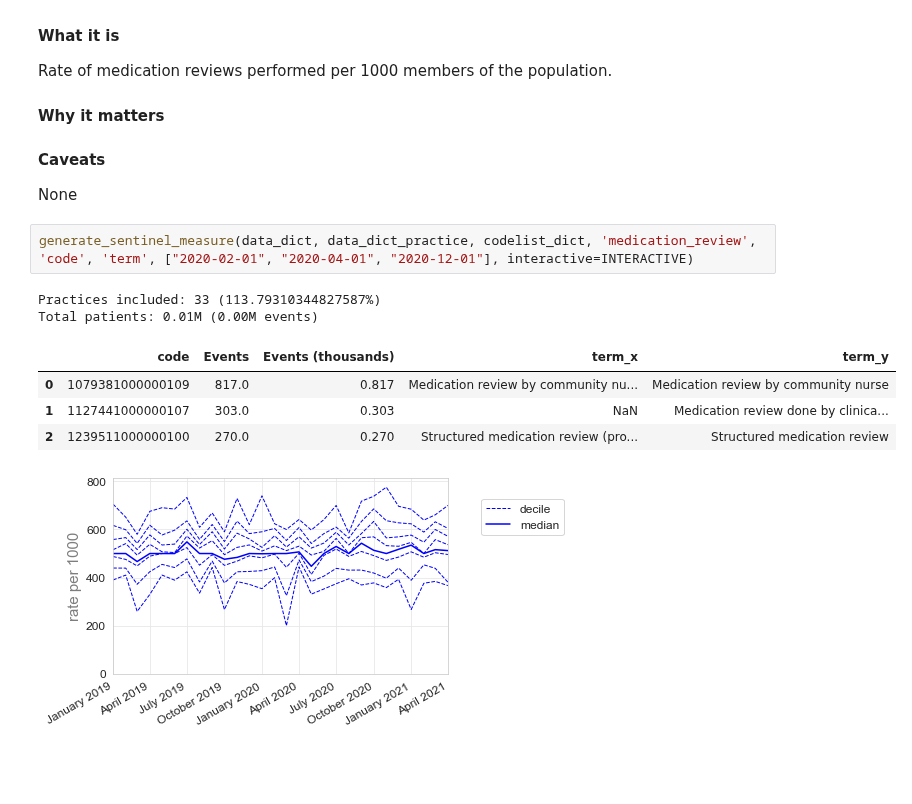
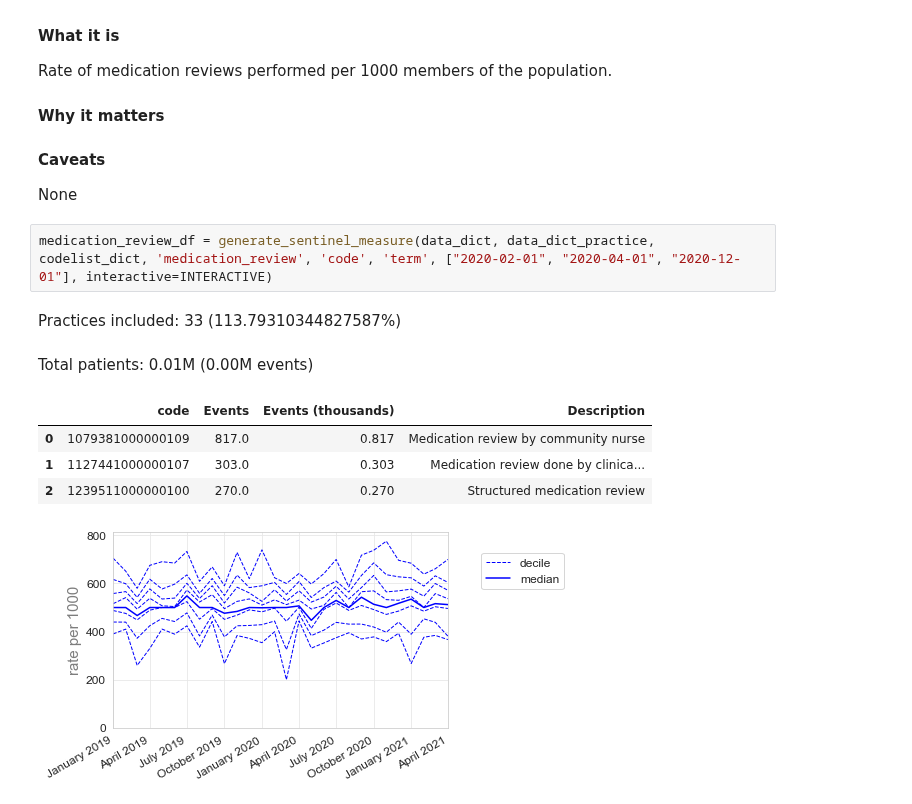
Before and after one commit to opensafely/SRO-Measures, a Jupyter notebook: notebooks/sentinel_measures.ipynb, the cells around one changed output. Drawn from its saved outputs; the diff is of its cells as text; blank space fills up the shorter version.

```diff
--- a/notebooks/sentinel_measures.ipynb
+++ b/notebooks/sentinel_measures.ipynb
@@ -322,12 +402,12 @@ Rate of medication reviews performed per 1000 members of the population.
 #### Caveats
 None
 # %%
-generate_sentinel_measure(data_dict, data_dict_practice, codelist_dict, 'medication_review', 'code', 'term', ["2020-02-01", "2020-04-01", "2020-12-01"], interactive=INTERACTIVE)
+medication_review_df = generate_sentinel_measure(data_dict, data_dict_practice, codelist_dict, 'medication_review', 'code', 'term', ["2020-02-01", "2020-04-01", "2020-12-01"], interactive=INTERACTIVE)
 # %% [output]
-Practices included: 33 (113.79310344827587%)
-Total patients: 0.01M (0.00M events)
+Practices included: 33 (113.79310344827587%)
+Total patients: 0.01M (0.00M events)
-|  | code | Events | Events (thousands) | term_x | term_y |
-| 0 | 1079381000000109 | 817.0 | 0.817 | Medication review by community nu... | Medication review by community nurse |
-| 1 | 1127441000000107 | 303.0 | 0.303 | NaN | Medication review done by clinica... |
-| 2 | 1239511000000100 | 270.0 | 0.270 | Structured medication review (pro... | Structured medication review |
+|  | code | Events | Events (thousands) | Description |
+| 0 | 1079381000000109 | 817.0 | 0.817 | Medication review by community nurse |
+| 1 | 1127441000000107 | 303.0 | 0.303 | Medication review done by clinica... |
+| 2 | 1239511000000100 | 270.0 | 0.270 | Structured medication review |
 [figure]
```
Also changed, not shown: parts of 21 cells of this notebook.
